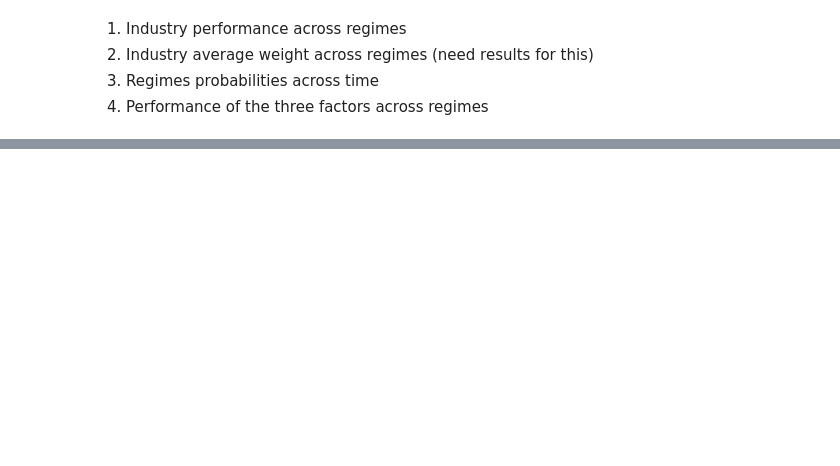
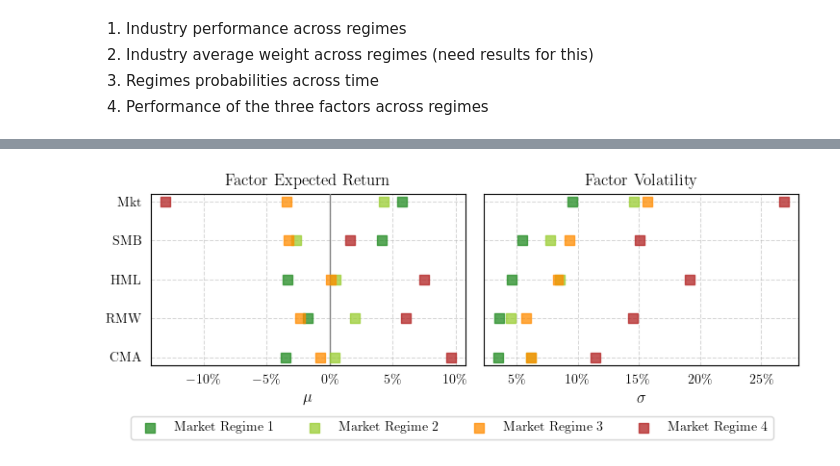
Before and after one commit to fcoibanez/regimeaware, a Jupyter notebook: notebooks/figures.ipynb, the cells around one changed output, grey strips where cells are left out. Cells and saved outputs as stored; diff of their text form; code cells hidden in the pictures; blank space fills up the shorter version.

```diff
--- a/notebooks/figures.ipynb
+++ b/notebooks/figures.ipynb
@@ -323,0 +141,50 @@ rt
+# %%
+X = mu_f.xs(mu_f.index.get_level_values('as_of')[-1]).mul(52).T
+X = X[state_order]
+X.index.name = 'factor'
+X.rename(regime_map, axis=1, inplace=True)
+
+S = sigma_f.xs(sigma_f.index.get_level_values('as_of')[-1])
+S = pd.DataFrame.from_dict({x: pd.Series(np.diag(S.xs(x)), index=sigma_f.columns) for x in range(4)})
+S = S.mul(52).apply(np.sqrt)
+S = S[state_order]
+S.index.name = 'factor'
+S.columns.name = 'state'
+S.rename(regime_map, axis=1, inplace=True)
+
+
+factor_labels = {
+    'mktrf': 'Mkt',
+    'smb': 'SMB',
+    'hml': 'HML',
+    'rmw': 'RMW',
+    'cma': 'CMA'
+}
+sorting_y = ['cma', 'rmw', 'hml', 'smb', 'mktrf']
+
+fig, axs = plt.subplots(ncols=2, figsize=(width, height * .6), sharex=False, sharey=True)
+for i, col in enumerate(X.columns):
+    axs[0].scatter(y=range(X.shape[0]), x=X.loc[sorting_y, col].values, color=cmap[i], zorder=25, s=60, marker='s', alpha=.75)
+    axs[1].scatter(y=range(X.shape[0]), x=S.loc[sorting_y, col].values, color=cmap[i], zorder=25, s=60, marker='s', alpha=.75)
+
+
+for ax in axs:
+    ax.set_yticks(range(5))
+    ax.set_yticklabels([factor_labels[x] for x in sorting_y])
+    ax.grid(ls='--', zorder=-25, lw=.75, alpha=.5)
+    ax.xaxis.set_major_formatter(mtick.PercentFormatter(xmax=1, decimals=0))
+    ax.tick_params(axis='both', bottom=False, left=False)
+
+axs[0].set_title('Factor Expected Return')
+axs[1].set_title('Factor Volatility')
+axs[0].set_xlabel('$\mu$', fontsize=12)
+axs[1].set_xlabel('$\sigma$', fontsize=12)
+
+lgd = fig.legend([f'Market Regime {x + 1}' for x in range(4)], ncol=4, loc="lower center", bbox_to_anchor=(0.5, -0.1))
+axs[0].axvline(0, c='gray', lw=1, zorder=10)
+
+plt.tight_layout()
+plt.savefig(f"{cfg.fldr}/img/mu_sigma_factors.pdf", dpi=dpi, transparent=True, bbox_extra_artists=[lgd], bbox_inches='tight')
+plt.show()
+# %% [output]
+[figure, added]
```
Also changed, not shown: parts of 32 cells of this notebook, 1 other file.
